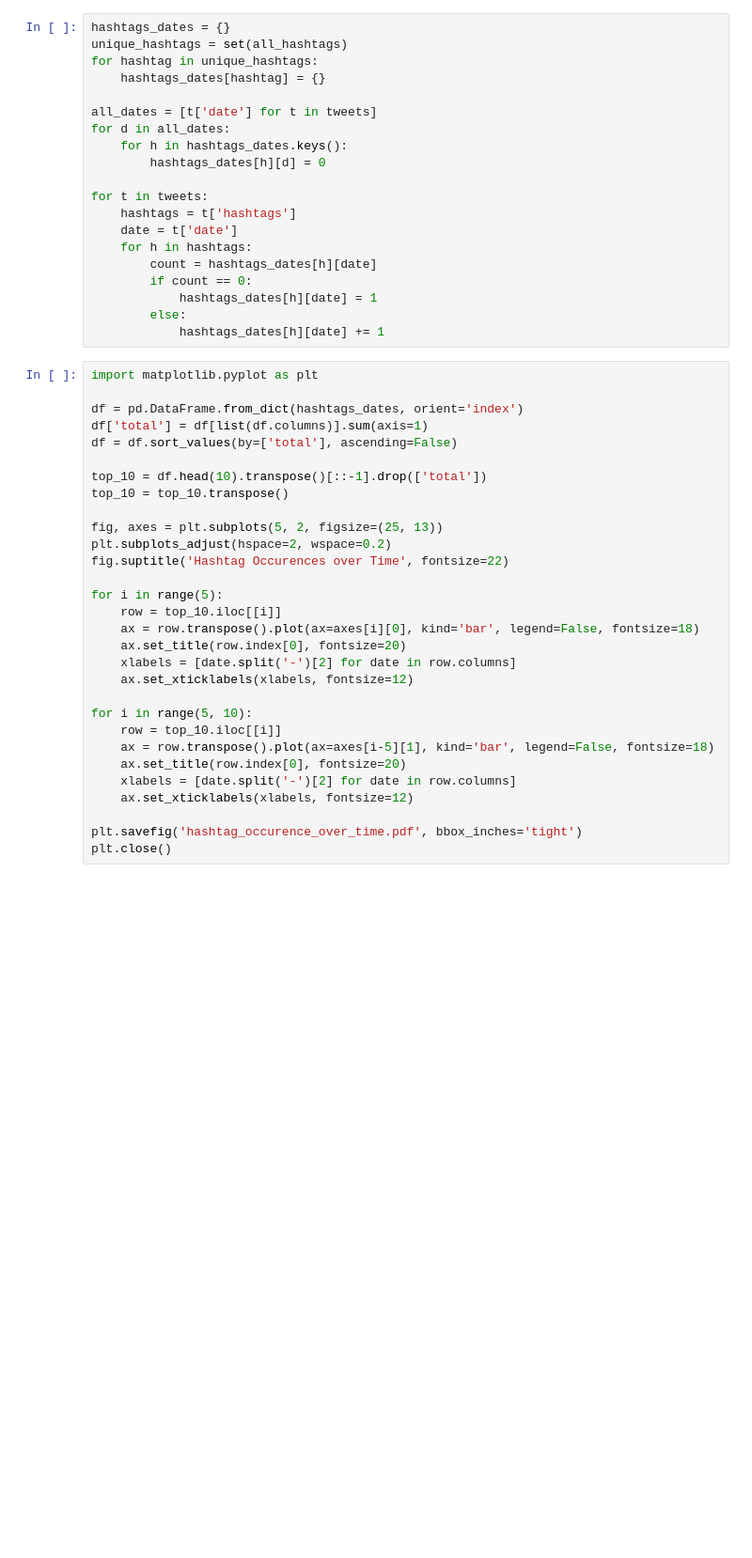
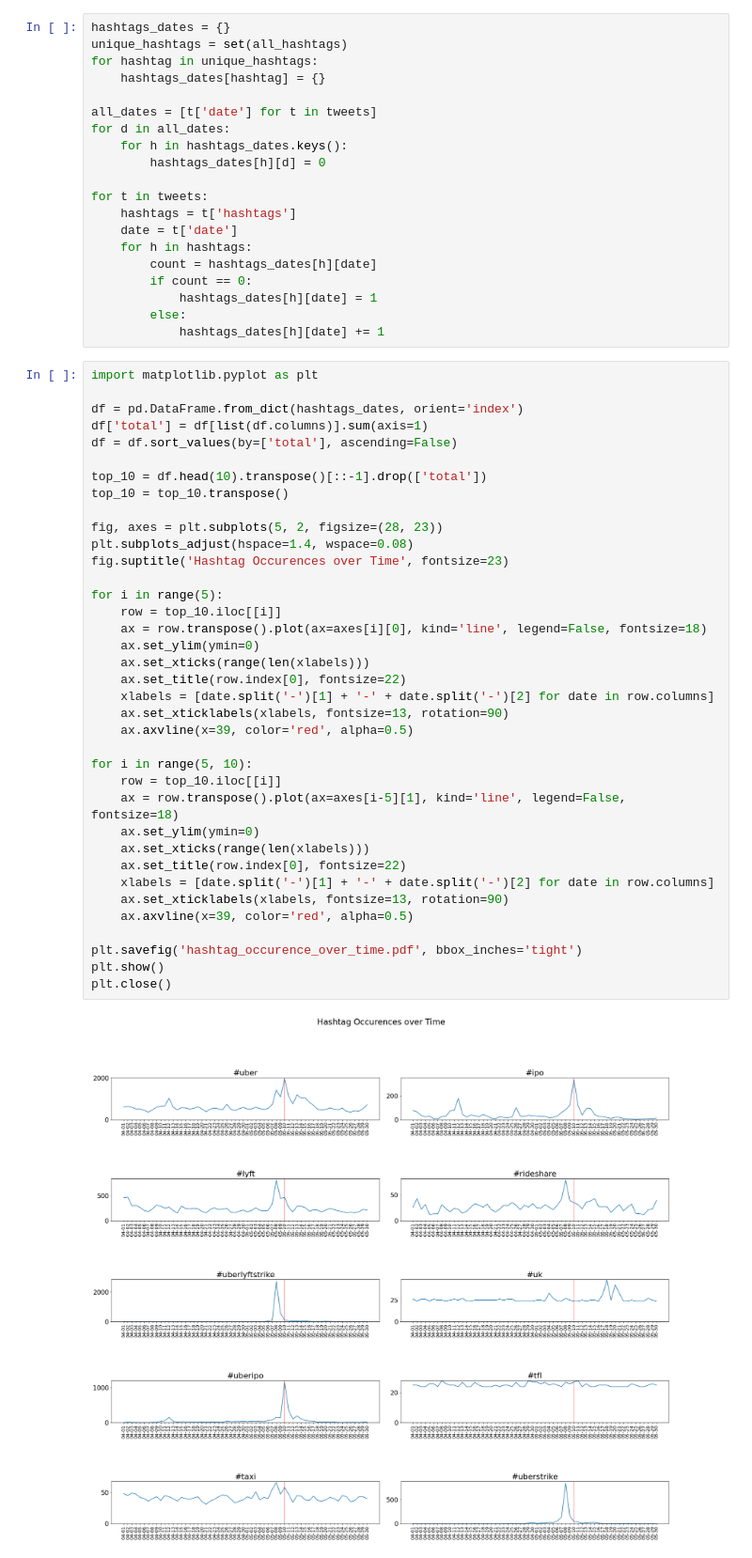
Before and after one commit to MethDamon/uber_thesis, a Jupyter notebook: Tweets_Hashtags_Analysis.ipynb, the cells around one changed output. Shown at 94% size. Saved outputs shown, nothing was run; the diff lists cells and outputs as text; blank space fills up the shorter version.

```diff
--- a/Tweets_Hashtags_Analysis.ipynb
+++ b/Tweets_Hashtags_Analysis.ipynb
@@ -174,30 +176,39 @@ for t in tweets:
 # %%
 import matplotlib.pyplot as plt
 
 df = pd.DataFrame.from_dict(hashtags_dates, orient='index')
 df['total'] = df[list(df.columns)].sum(axis=1)
 df = df.sort_values(by=['total'], ascending=False)
 
 top_10 = df.head(10).transpose()[::-1].drop(['total'])
 top_10 = top_10.transpose()
 
-fig, axes = plt.subplots(5, 2, figsize=(25, 13))
-plt.subplots_adjust(hspace=2, wspace=0.2)
-fig.suptitle('Hashtag Occurences over Time', fontsize=22)
+fig, axes = plt.subplots(5, 2, figsize=(28, 23))
+plt.subplots_adjust(hspace=1.4, wspace=0.08)
+fig.suptitle('Hashtag Occurences over Time', fontsize=23)
 
 for i in range(5):
     row = top_10.iloc[[i]]
-    ax = row.transpose().plot(ax=axes[i][0], kind='bar', legend=False, fontsize=18)
-    ax.set_title(row.index[0], fontsize=20)
-    xlabels = [date.split('-')[2] for date in row.columns]
-    ax.set_xticklabels(xlabels, fontsize=12)
+    ax = row.transpose().plot(ax=axes[i][0], kind='line', legend=False, fontsize=18)
+    ax.set_ylim(ymin=0)
+    ax.set_xticks(range(len(xlabels)))
+    ax.set_title(row.index[0], fontsize=22)
+    xlabels = [date.split('-')[1] + '-' + date.split('-')[2] for date in row.columns]
+    ax.set_xticklabels(xlabels, fontsize=13, rotation=90)
+    ax.axvline(x=39, color='red', alpha=0.5)
 
 for i in range(5, 10):
     row = top_10.iloc[[i]]
-    ax = row.transpose().plot(ax=axes[i-5][1], kind='bar', legend=False, fontsize=18)
-    ax.set_title(row.index[0], fontsize=20)
-    xlabels = [date.split('-')[2] for date in row.columns]
-    ax.set_xticklabels(xlabels, fontsize=12)
+    ax = row.transpose().plot(ax=axes[i-5][1], kind='line', legend=False, fontsize=18)
+    ax.set_ylim(ymin=0)
+    ax.set_xticks(range(len(xlabels)))
+    ax.set_title(row.index[0], fontsize=22)
+    xlabels = [date.split('-')[1] + '-' + date.split('-')[2] for date in row.columns]
+    ax.set_xticklabels(xlabels, fontsize=13, rotation=90)
+    ax.axvline(x=39, color='red', alpha=0.5)
 
 plt.savefig('hashtag_occurence_over_time.pdf', bbox_inches='tight')
+plt.show()
 plt.close()
+# %% [output]
+[figure, added]
```
Also changed, not shown: parts of 2 cells of this notebook, 1 other file.
